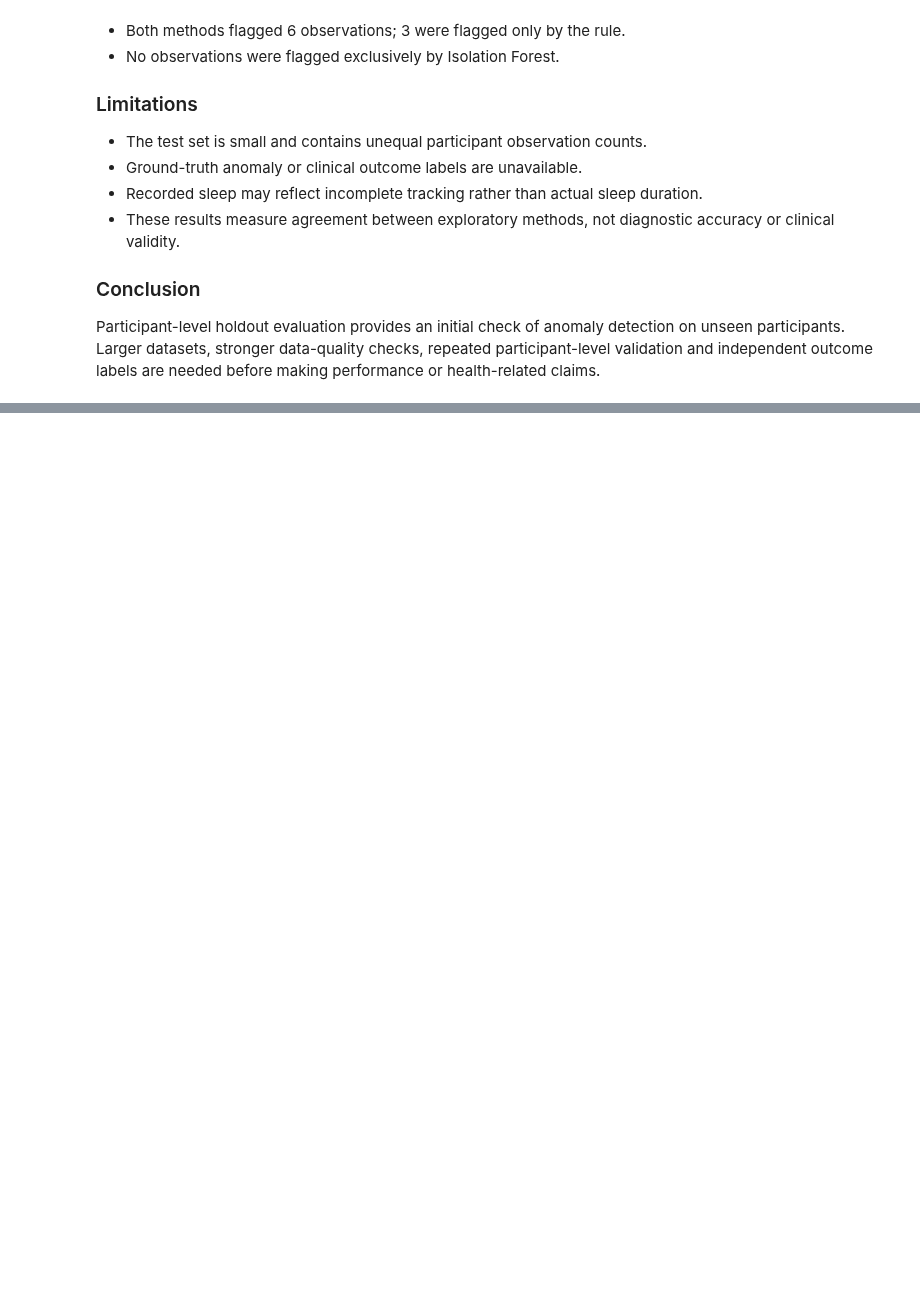
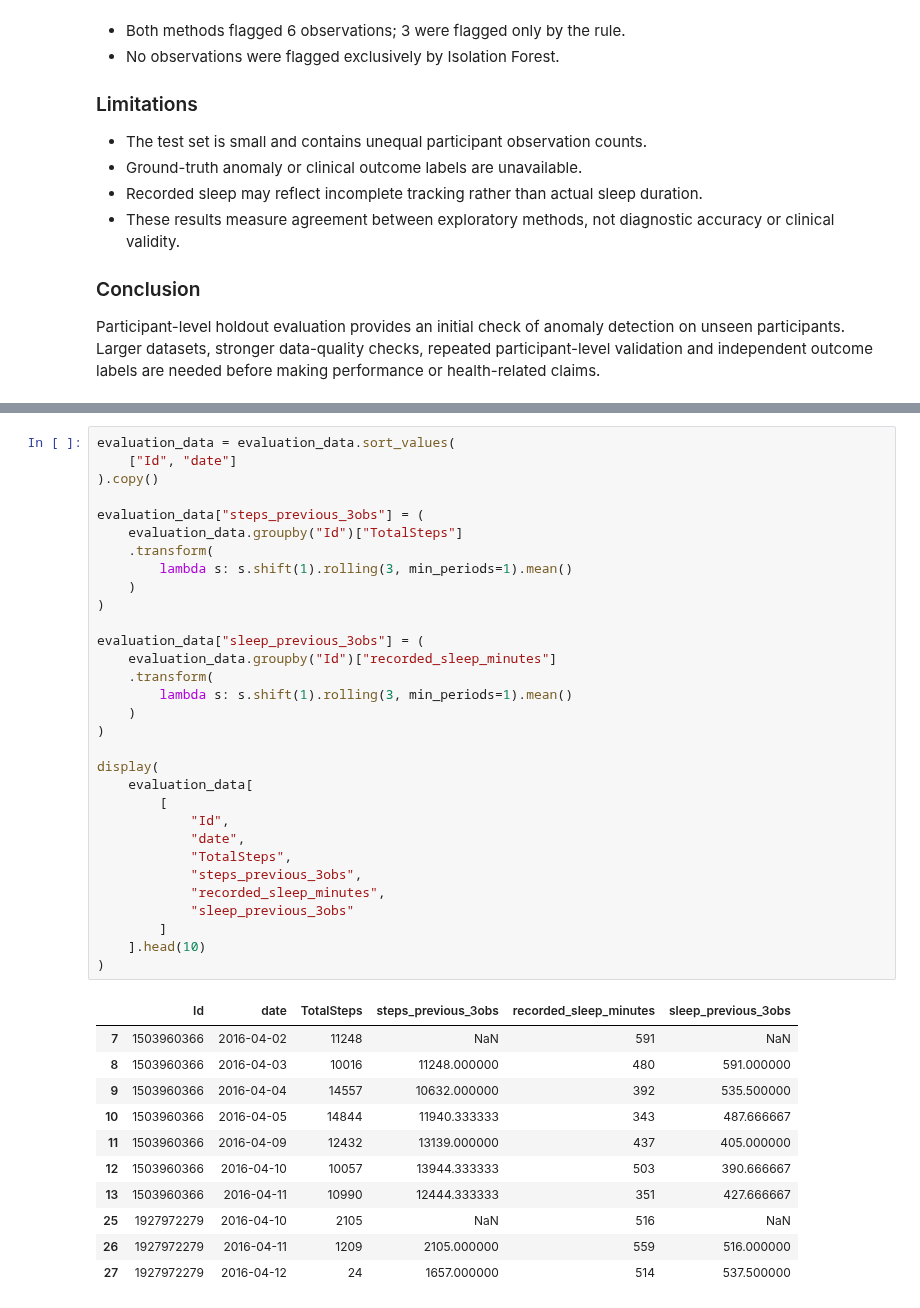
Before and after one commit to mukulsharmao7/Health-AI, a Jupyter notebook: notebooks/07_model_evaluation.ipynb, the cells around one changed output, grey strips where cells are left out. Saved outputs shown, nothing was run; the diff lists cells and outputs as text; blank space fills up the shorter version.

```diff
--- a/notebooks/07_model_evaluation.ipynb
+++ b/notebooks/07_model_evaluation.ipynb
@@ -138,0 +208,43 @@ Participant-level holdout evaluation provides an initial check of anomaly detect
+# %%
+evaluation_data = evaluation_data.sort_values(
+    ["Id", "date"]
+).copy()
+
+evaluation_data["steps_previous_3obs"] = (
+    evaluation_data.groupby("Id")["TotalSteps"]
+    .transform(
+        lambda s: s.shift(1).rolling(3, min_periods=1).mean()
+    )
+)
+
+evaluation_data["sleep_previous_3obs"] = (
+    evaluation_data.groupby("Id")["recorded_sleep_minutes"]
+    .transform(
+        lambda s: s.shift(1).rolling(3, min_periods=1).mean()
+    )
+)
+
+display(
+    evaluation_data[
+        [
+            "Id",
+            "date",
+            "TotalSteps",
+            "steps_previous_3obs",
+            "recorded_sleep_minutes",
+            "sleep_previous_3obs"
+        ]
+    ].head(10)
+)
+# %% [output]
+|  | Id | date | TotalSteps | steps_previous_3obs | recorded_sleep_minutes | sleep_previous_3obs |
+| 7 | 1503960366 | 2016-04-02 | 11248 | NaN | 591 | NaN |
+| 8 | 1503960366 | 2016-04-03 | 10016 | 11248.000000 | 480 | 591.000000 |
+| 9 | 1503960366 | 2016-04-04 | 14557 | 10632.000000 | 392 | 535.500000 |
+| 10 | 1503960366 | 2016-04-05 | 14844 | 11940.333333 | 343 | 487.666667 |
+| 11 | 1503960366 | 2016-04-09 | 12432 | 13139.000000 | 437 | 405.000000 |
+| 12 | 1503960366 | 2016-04-10 | 10057 | 13944.333333 | 503 | 390.666667 |
+| 13 | 1503960366 | 2016-04-11 | 10990 | 12444.333333 | 351 | 427.666667 |
+| 25 | 1927972279 | 2016-04-10 | 2105 | NaN | 516 | NaN |
+| 26 | 1927972279 | 2016-04-11 | 1209 | 2105.000000 | 559 | 516.000000 |
+| 27 | 1927972279 | 2016-04-12 | 24 | 1657.000000 | 514 | 537.500000 |
```
Also changed, not shown: parts of 5 cells of this notebook, 1 other file.
